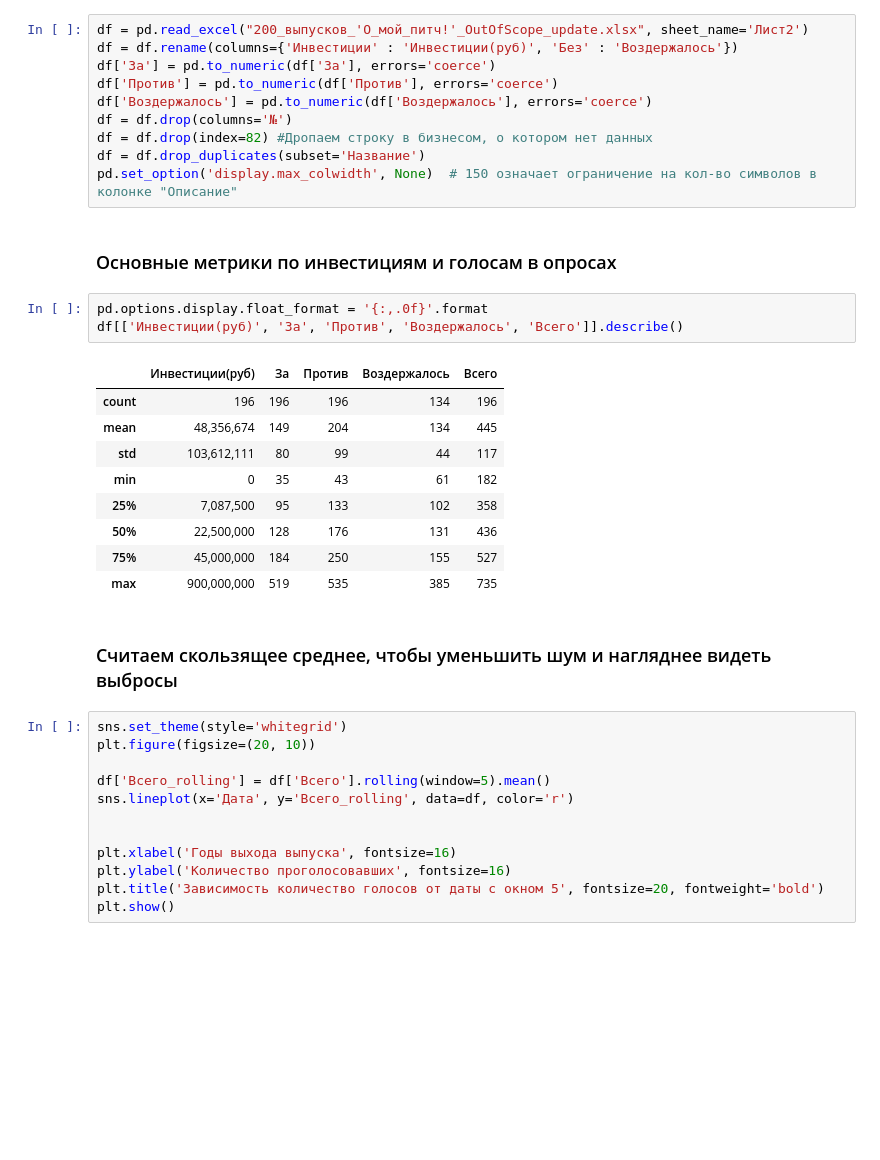
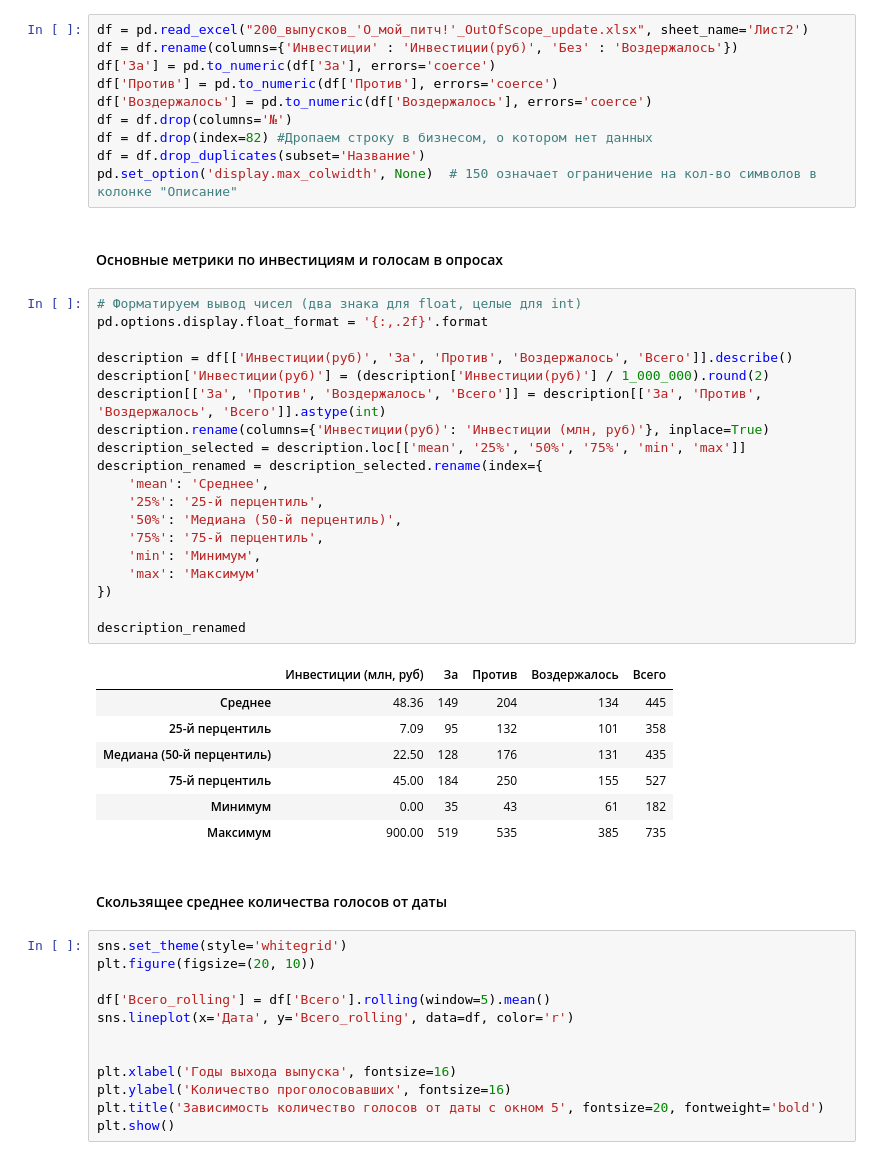
Before and after one commit to panchill/Startup-analytics, a Jupyter notebook: Startup_analytics.ipynb, the cells around one changed output. Saved outputs shown, nothing was run; the diff lists cells and outputs as text; blank space fills up the shorter version.

```diff
--- a/Startup_analytics.ipynb
+++ b/Startup_analytics.ipynb
@@ -17,22 +17,36 @@ df = df.drop(index=82) #Дропаем строку в бизнесом, о ко
 df = df.drop_duplicates(subset='Название')
 pd.set_option('display.max_colwidth', None)  # 150 означает ограничение на кол-во символов в колонке "Описание"
 # %% [markdown]
-### Основные метрики по инвестициям и голосам в опросах
+#### Основные метрики по инвестициям и голосам в опросах
-# %%
-pd.options.display.float_format = '{:,.0f}'.format
-df[['Инвестиции(руб)', 'За', 'Против', 'Воздержалось', 'Всего']].describe()
-# %% [output]
-|  | Инвестиции(руб) | За | Против | Воздержалось | Всего |
-| count | 196 | 196 | 196 | 134 | 196 |
-| mean | 48,356,674 | 149 | 204 | 134 | 445 |
-| std | 103,612,111 | 80 | 99 | 44 | 117 |
-| min | 0 | 35 | 43 | 61 | 182 |
-| 25% | 7,087,500 | 95 | 133 | 102 | 358 |
-| 50% | 22,500,000 | 128 | 176 | 131 | 436 |
-| 75% | 45,000,000 | 184 | 250 | 155 | 527 |
-| max | 900,000,000 | 519 | 535 | 385 | 735 |
-# %% [markdown]
-### Считаем скользящее среднее, чтобы уменьшить шум и нагляднее видеть выбросы
+# %%
+# Форматируем вывод чисел (два знака для float, целые для int)
+pd.options.display.float_format = '{:,.2f}'.format
+
+description = df[['Инвестиции(руб)', 'За', 'Против', 'Воздержалось', 'Всего']].describe()
+description['Инвестиции(руб)'] = (description['Инвестиции(руб)'] / 1_000_000).round(2)
+description[['За', 'Против', 'Воздержалось', 'Всего']] = description[['За', 'Против', 'Воздержалось', 'Всего']].astype(int)
+description.rename(columns={'Инвестиции(руб)': 'Инвестиции (млн, руб)'}, inplace=True)
+description_selected = description.loc[['mean', '25%', '50%', '75%', 'min', 'max']]
+description_renamed = description_selected.rename(index={
+    'mean': 'Среднее',
+    '25%': '25-й перцентиль',
+    '50%': 'Медиана (50-й перцентиль)',
+    '75%': '75-й перцентиль',
+    'min': 'Минимум',
+    'max': 'Максимум'
+})
+
+description_renamed
+# %% [output]
+|  | Инвестиции (млн, руб) | За | Против | Воздержалось | Всего |
+| Среднее | 48.36 | 149 | 204 | 134 | 445 |
+| 25-й перцентиль | 7.09 | 95 | 132 | 101 | 358 |
+| Медиана (50-й перцентиль) | 22.50 | 128 | 176 | 131 | 435 |
+| 75-й перцентиль | 45.00 | 184 | 250 | 155 | 527 |
+| Минимум | 0.00 | 35 | 43 | 61 | 182 |
+| Максимум | 900.00 | 519 | 535 | 385 | 735 |
+# %% [markdown]
+#### Скользящее среднее количества голосов от даты
 # %%
 sns.set_theme(style='whitegrid')
 plt.figure(figsize=(20, 10))
```
Also changed, not shown: parts of 26 cells of this notebook.
